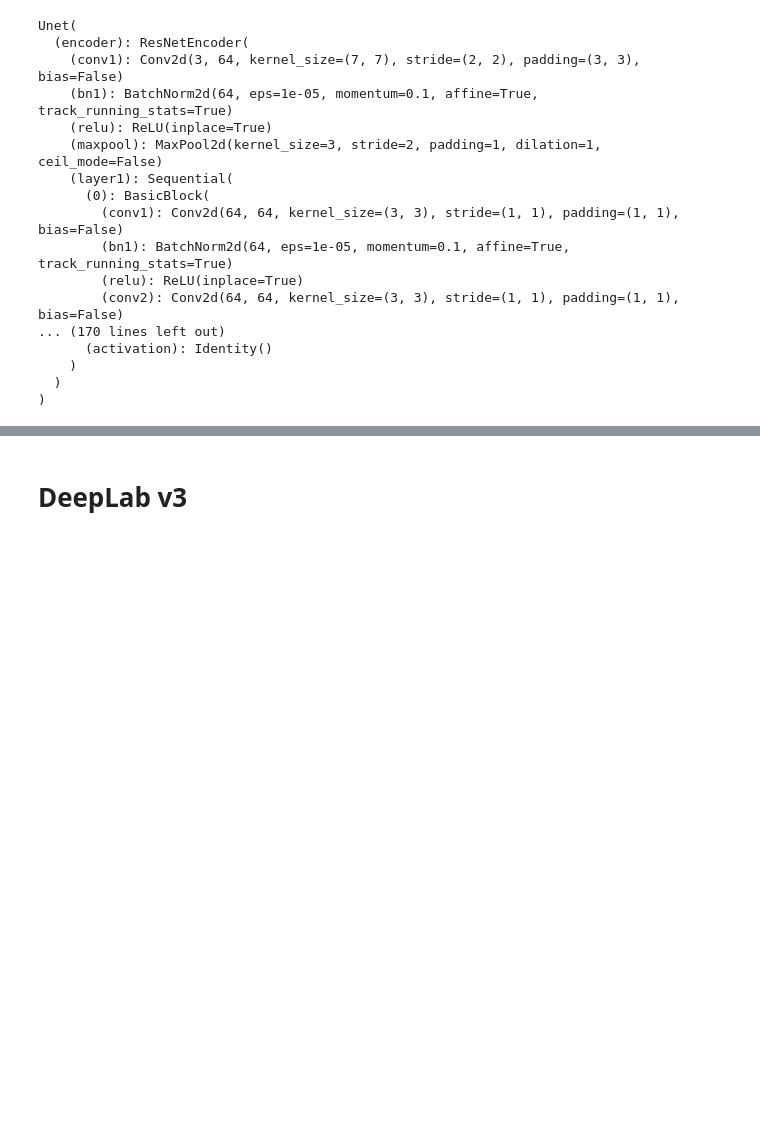
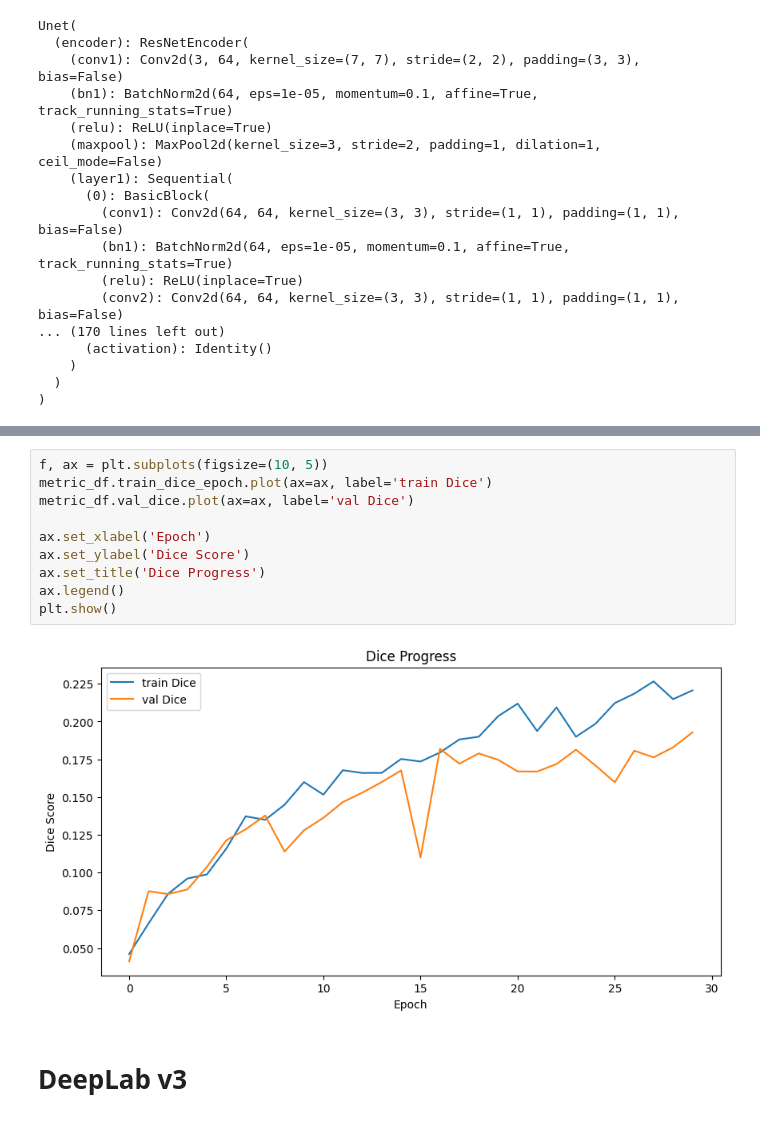
Before and after one commit to MariaGoico/CV_Semantic_Segmentation, a Jupyter notebook: Assignment_semantic_segmentation.ipynb, the cells around one changed output, grey strips where cells are left out. Cells and saved outputs as stored; diff of their text form; blank space fills up the shorter version.

```diff
--- a/Assignment_semantic_segmentation.ipynb
+++ b/Assignment_semantic_segmentation.ipynb
@@ -309,3 +380,15 @@ plt.show()
+# %%
+f, ax = plt.subplots(figsize=(10, 5))
+metric_df.train_dice_epoch.plot(ax=ax, label='train Dice')
+metric_df.val_dice.plot(ax=ax, label='val Dice')
+
+ax.set_xlabel('Epoch')
+ax.set_ylabel('Dice Score')
+ax.set_title('Dice Progress')
+ax.legend()
+plt.show()
+# %% [output]
+[figure, added]
 # %% [markdown]
 # DeepLab v3
 # %%
```
Also changed, not shown: parts of 10 cells of this notebook.
